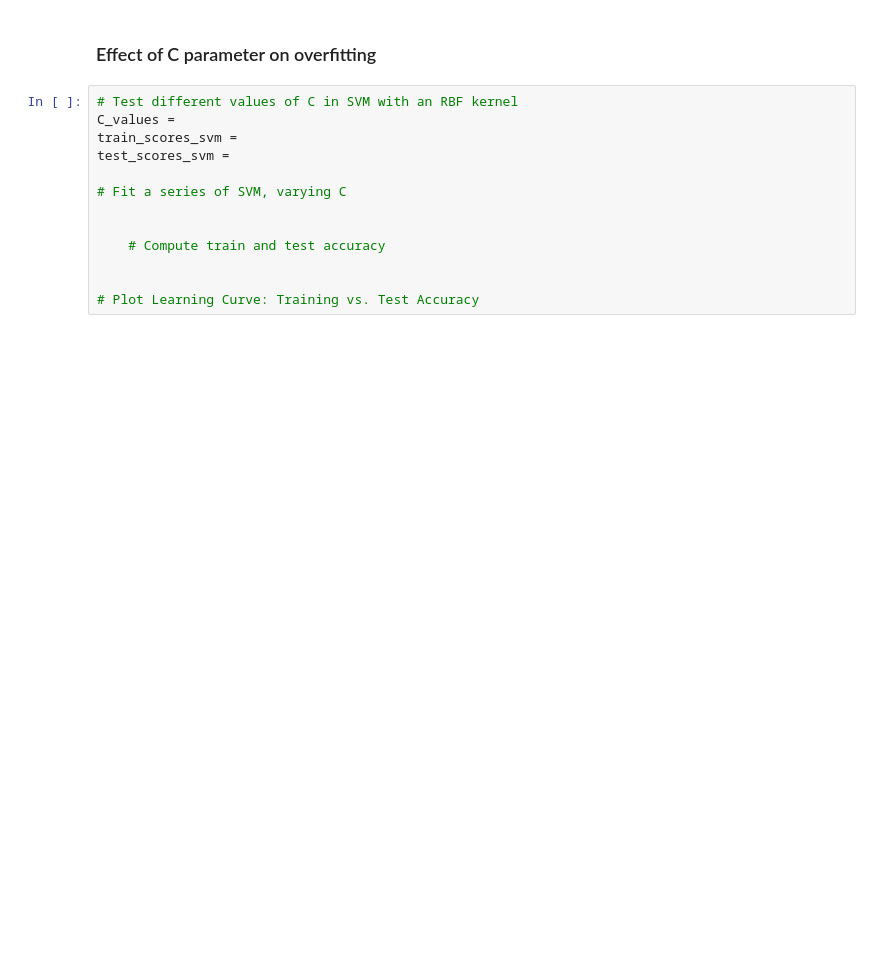
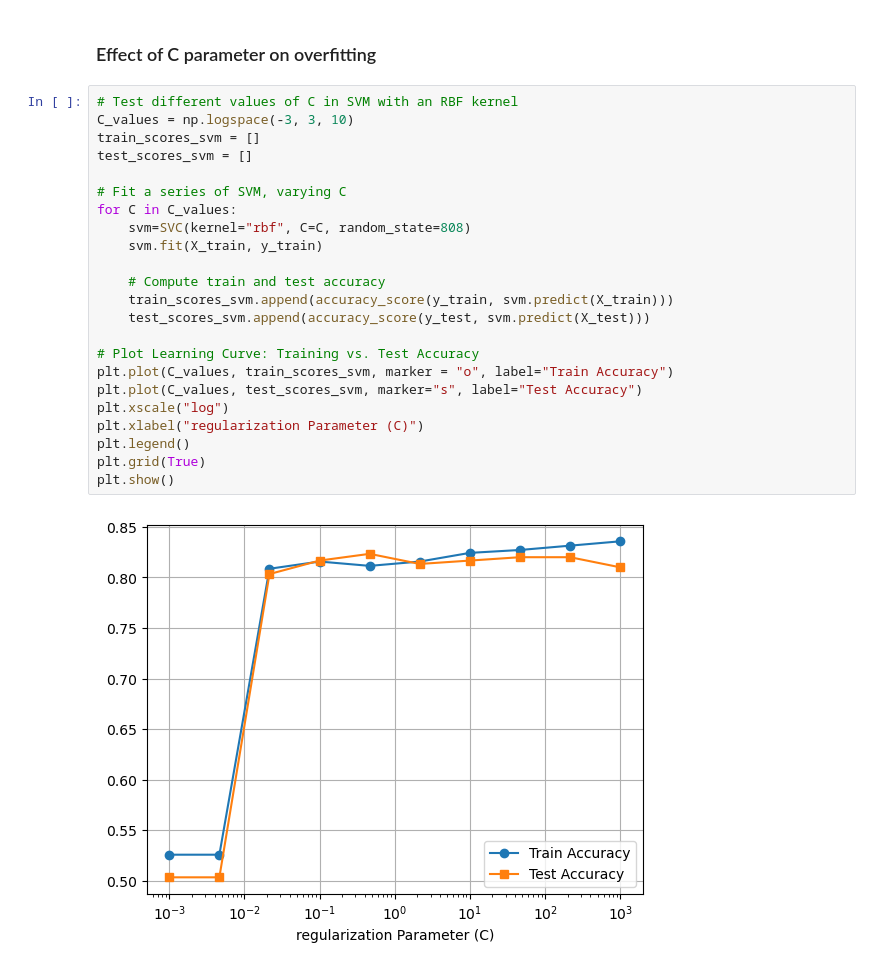
Before and after one commit to imsibaja/eds232-labs, a Jupyter notebook: Week9/Lab9-demo.ipynb, the cells around one changed output. Drawn from its saved outputs; the diff is of its cells as text; blank space fills up the shorter version.

```diff
--- a/Week9/Lab9-demo.ipynb
+++ b/Week9/Lab9-demo.ipynb
@@ -77,14 +101,26 @@ def plot_decision_boundary(model, X, y, title):
 ### Effect of C parameter on overfitting
 # %%
 # Test different values of C in SVM with an RBF kernel
-C_values =
-train_scores_svm =
-test_scores_svm =
+C_values = np.logspace(-3, 3, 10)
+train_scores_svm = []
+test_scores_svm = []
 
 # Fit a series of SVM, varying C
-
+for C in C_values:
+    svm=SVC(kernel="rbf", C=C, random_state=808)
+    svm.fit(X_train, y_train)
 
     # Compute train and test accuracy
-
+    train_scores_svm.append(accuracy_score(y_train, svm.predict(X_train)))
+    test_scores_svm.append(accuracy_score(y_test, svm.predict(X_test)))
 
 # Plot Learning Curve: Training vs. Test Accuracy
+plt.plot(C_values, train_scores_svm, marker = "o", label="Train Accuracy")
+plt.plot(C_values, test_scores_svm, marker="s", label="Test Accuracy")
+plt.xscale("log")
+plt.xlabel("regularization Parameter (C)")
+plt.legend()
+plt.grid(True)
+plt.show()
+# %% [output]
+[figure, added]
```
Also changed, not shown: parts of 5 cells of this notebook, 2 other files.
